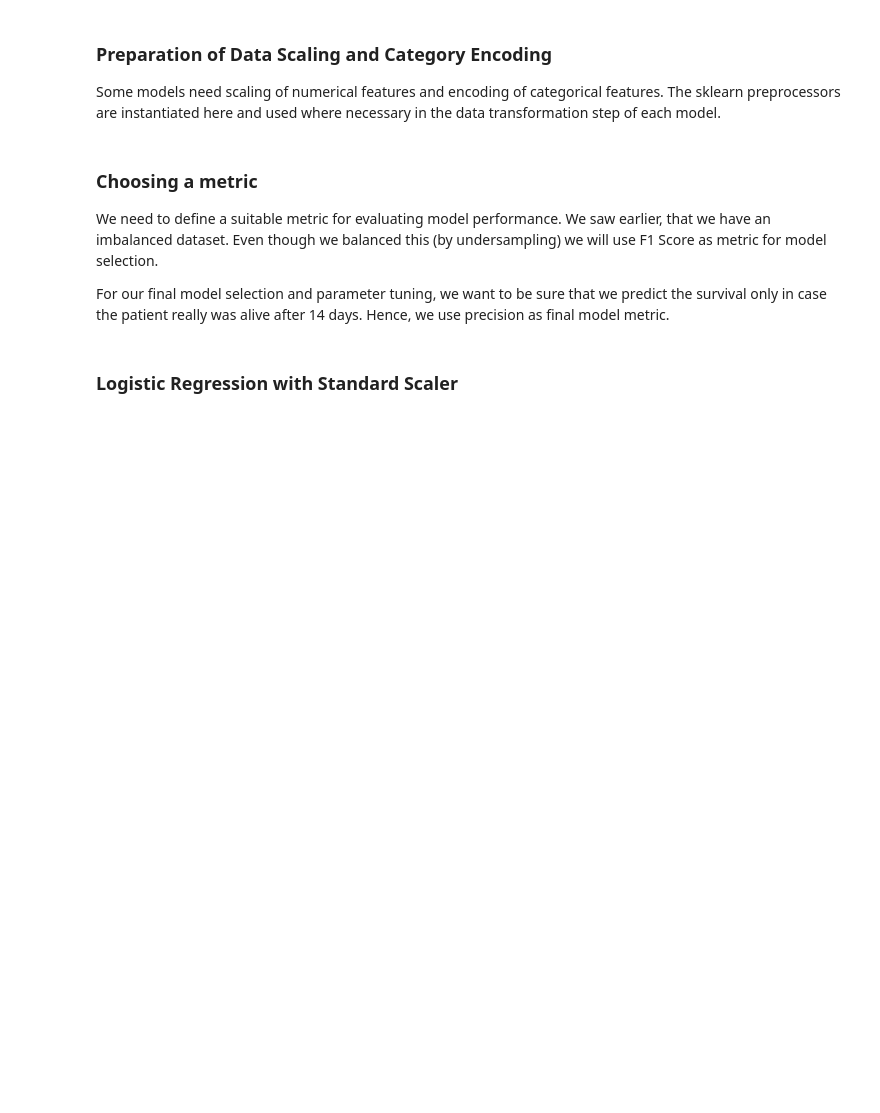
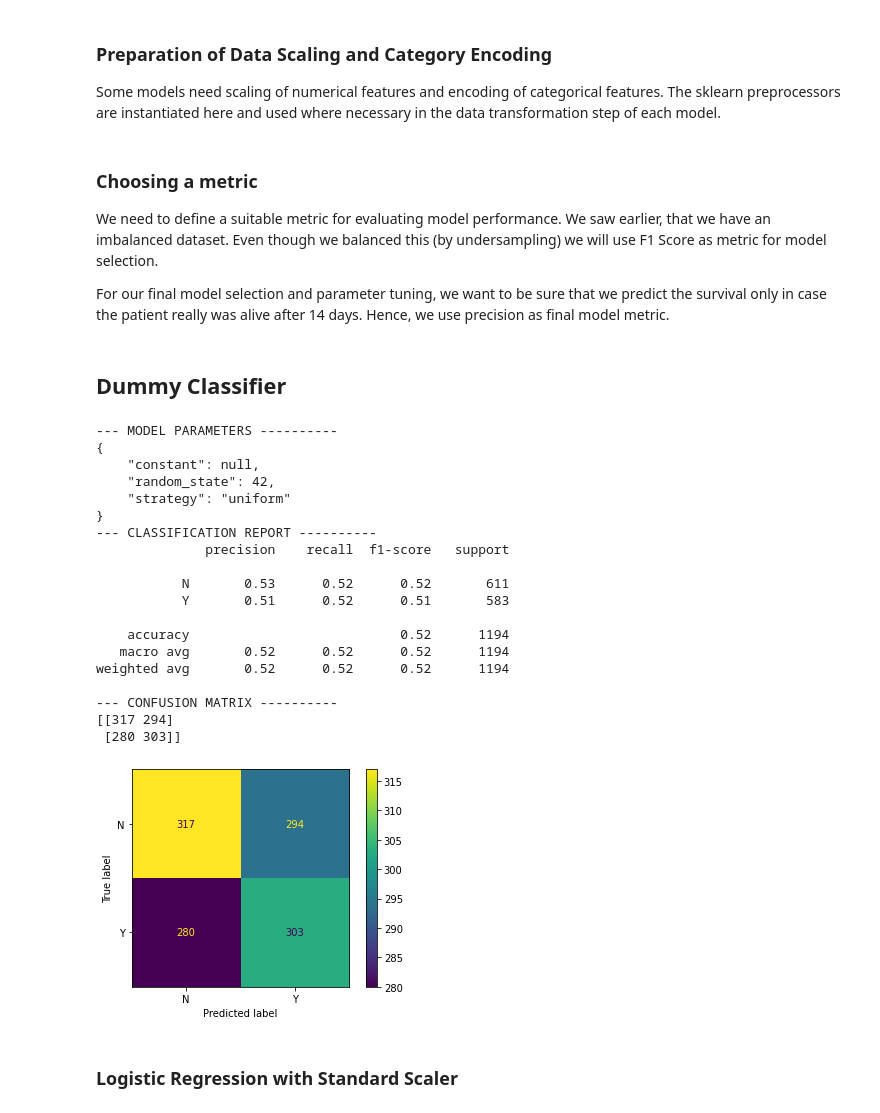
Before and after one commit to EnHaHB/Capstone, a Jupyter notebook: 04_capstone_model_14.ipynb, the cells around one changed output. Saved outputs shown, nothing was run; the diff lists cells and outputs as text; code cells hidden in the pictures; blank space fills up the shorter version.

```diff
--- a/04_capstone_model_14.ipynb
+++ b/04_capstone_model_14.ipynb
@@ -270,6 +146,32 @@ cat_cols = make_column_selector(dtype_include="category")
 We need to define a suitable metric for evaluating model performance. We saw earlier, that we have an imbalanced dataset. Even though we balanced this (by undersampling) we will use F1 Score as metric for model selection.
 
 For our final model selection and parameter tuning, we want to be sure that we predict the survival only in case the patient really was alive after 14 days. Hence, we use precision as final model metric.
+# %% [markdown]
+## Dummy Classifier
+# %%
+clf_dummy = DummyClassifier(strategy='uniform', random_state=42)
+m_dummy = modeling_14d.pred_eval_plot_model(X_train, X_test, y_train, y_test, clf_dummy)
+# %% [output]
+--- MODEL PARAMETERS ----------
+{
+    "constant": null,
+    "random_state": 42,
+    "strategy": "uniform"
+}
+--- CLASSIFICATION REPORT ----------
+              precision    recall  f1-score   support
+
+           N       0.53      0.52      0.52       611
+           Y       0.51      0.52      0.51       583
+
+    accuracy                           0.52      1194
+   macro avg       0.52      0.52      0.52      1194
+weighted avg       0.52      0.52      0.52      1194
+
+--- CONFUSION MATRIX ----------
+[[317 294]
+ [280 303]]
+[figure, added]
 # %% [markdown]
 ### Logistic Regression with Standard Scaler
 # %%
```
Also changed, not shown: parts of 22 cells of this notebook, 3 other files.
